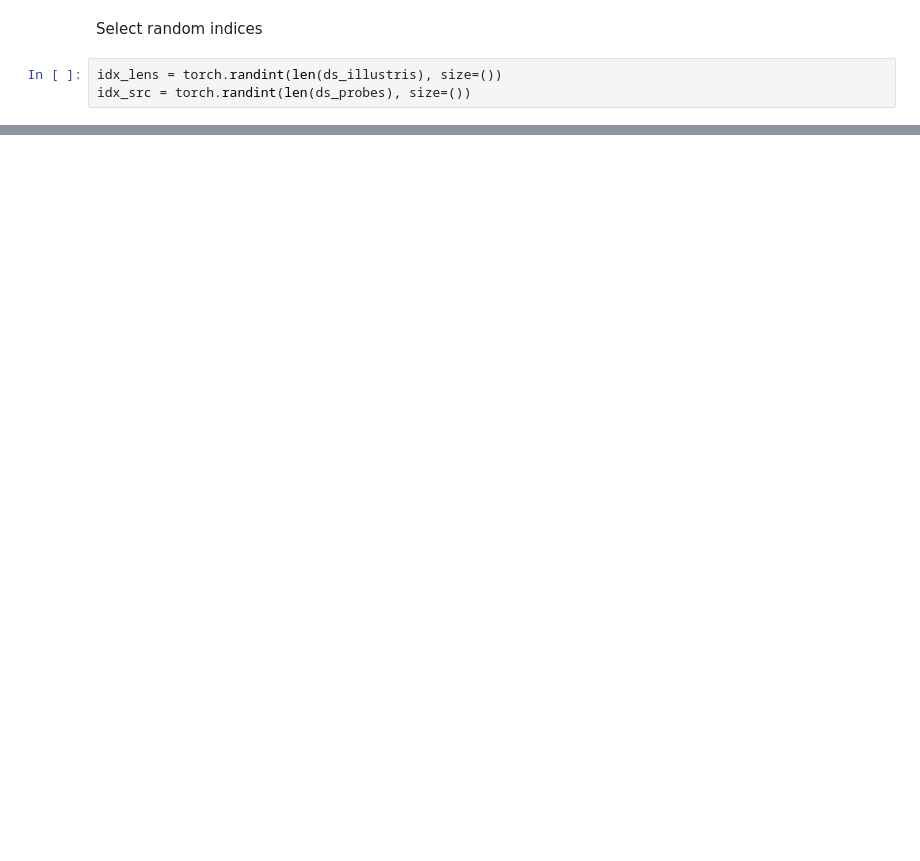
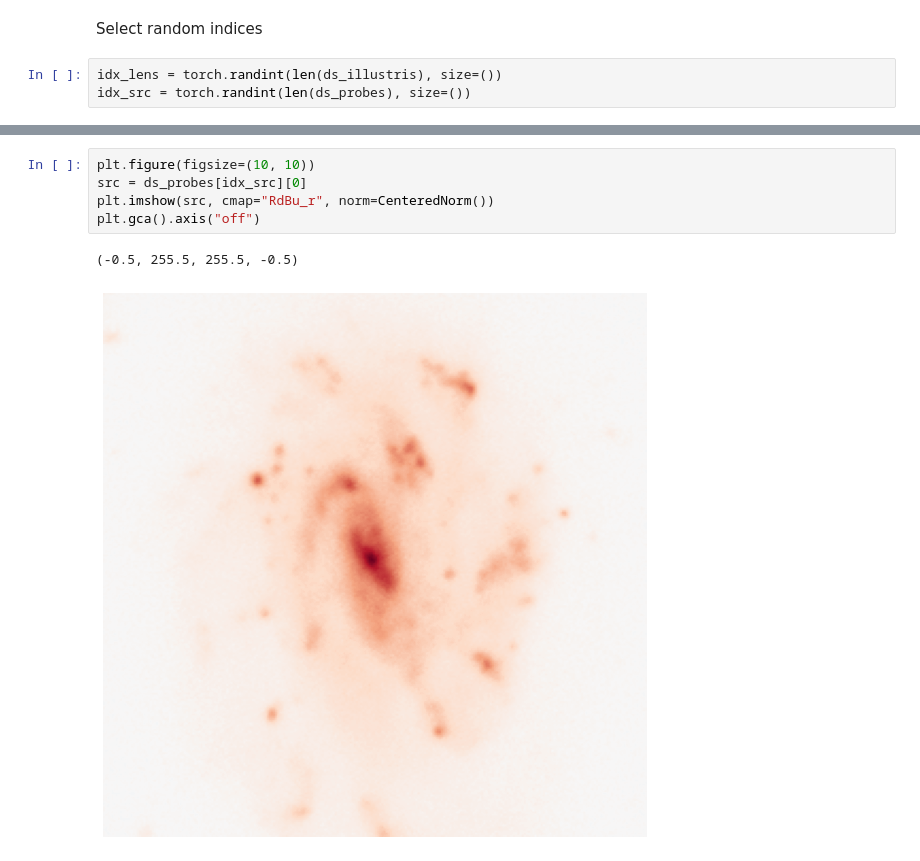
Before and after one commit to Ciela-Institute/caustic-analyses, a Jupyter notebook: notebooks/data-loading-demo.ipynb, the cells around one changed output, grey strips where cells are left out. Saved outputs shown, nothing was run; the diff lists cells and outputs as text; blank space fills up the shorter version.

```diff
--- a/notebooks/data-loading-demo.ipynb
+++ b/notebooks/data-loading-demo.ipynb
@@ -125,0 +150,8 @@ fig.tight_layout()
+# %%
+plt.figure(figsize=(10, 10))
+src = ds_probes[idx_src][0]
+plt.imshow(src, cmap="RdBu_r", norm=CenteredNorm())
+plt.gca().axis("off")
+# %% [output]
+(-0.5, 255.5, 255.5, -0.5)
+[figure, added]
```
Also changed, not shown: parts of 11 cells of this notebook, 2 other files.
